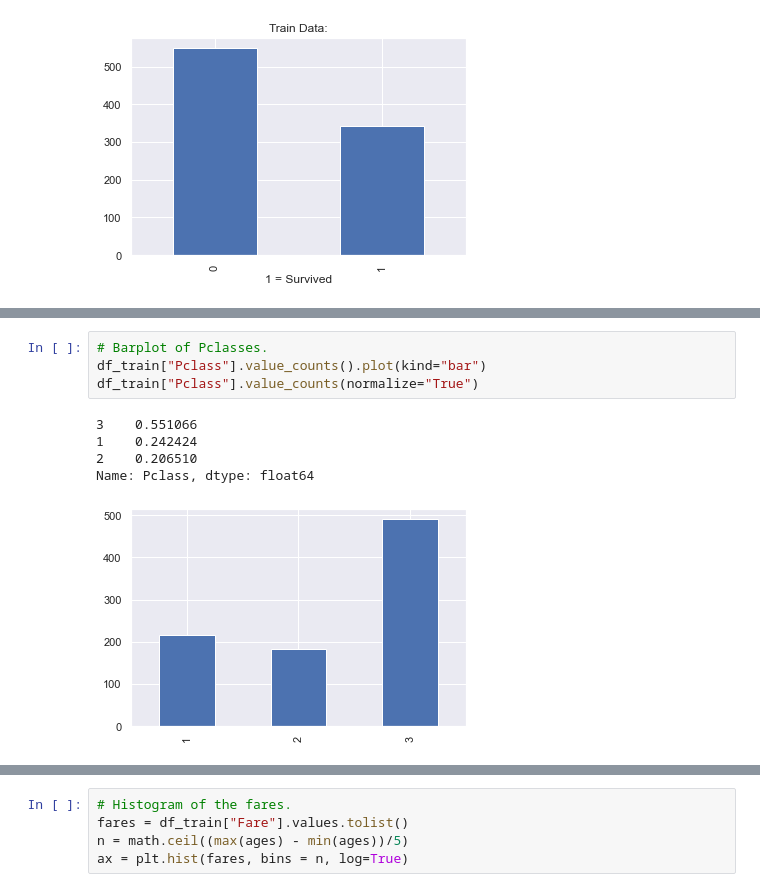
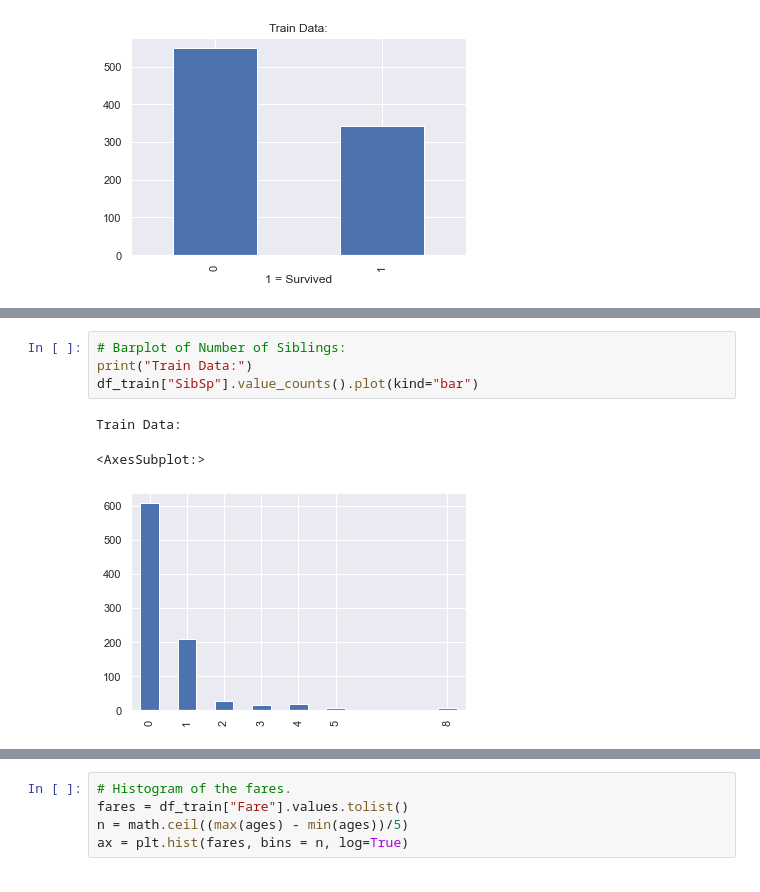
Before and after one commit to schae211/kaggle_titanic, a Jupyter notebook: titanic/EDA_2.ipynb, the cells around one changed output, grey strips where cells are left out. Cells and saved outputs as stored; diff of their text form.

```diff
--- a/titanic/EDA_2.ipynb
+++ b/titanic/EDA_2.ipynb
@@ -183,10 +200,8 @@ Name: Sex, dtype: float64
 # %%
-# Barplot of Pclasses.
-df_train["Pclass"].value_counts().plot(kind="bar")
-df_train["Pclass"].value_counts(normalize="True")
+# Barplot of Number of Siblings:
+print("Train Data:")
+df_train["SibSp"].value_counts().plot(kind="bar")
 # %% [output]
-3    0.551066
-1    0.242424
-2    0.206510
-Name: Pclass, dtype: float64
+Train Data:
+<AxesSubplot:>
-[figure, old version]
+[figure, new version]
```
Also changed, not shown: parts of 21 cells of this notebook.
